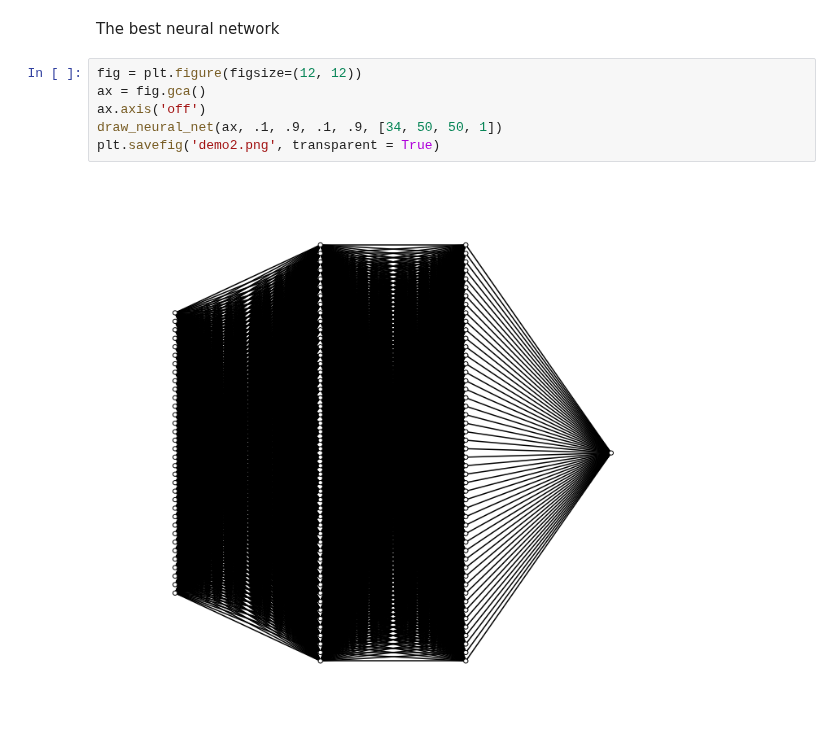
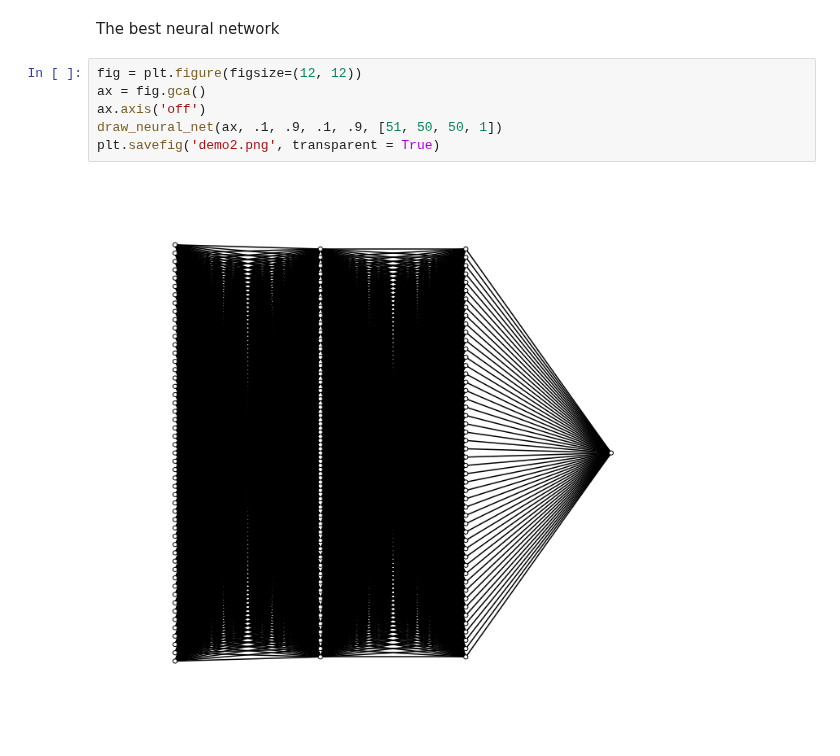
Before and after one commit to jdiaz4302/tornadoesr, a Jupyter notebook: Complete_Workflow/25_draw_model_diagrams.ipynb, the cells around one changed output. Saved outputs shown, nothing was run; the diff lists cells and outputs as text.

Commit message:
Updated neural network diagrams

```diff
--- a/Complete_Workflow/25_draw_model_diagrams.ipynb
+++ b/Complete_Workflow/25_draw_model_diagrams.ipynb
@@ -101,8 +85,8 @@ The best neural network
 # %%
 fig = plt.figure(figsize=(12, 12))
 ax = fig.gca()
 ax.axis('off')
-draw_neural_net(ax, .1, .9, .1, .9, [34, 50, 50, 1])
+draw_neural_net(ax, .1, .9, .1, .9, [51, 50, 50, 1])
 plt.savefig('demo2.png', transparent = True)
 # %% [output]
-[figure, old version]
+[figure, new version]
```
Also changed, not shown: parts of 2 cells of this notebook.
